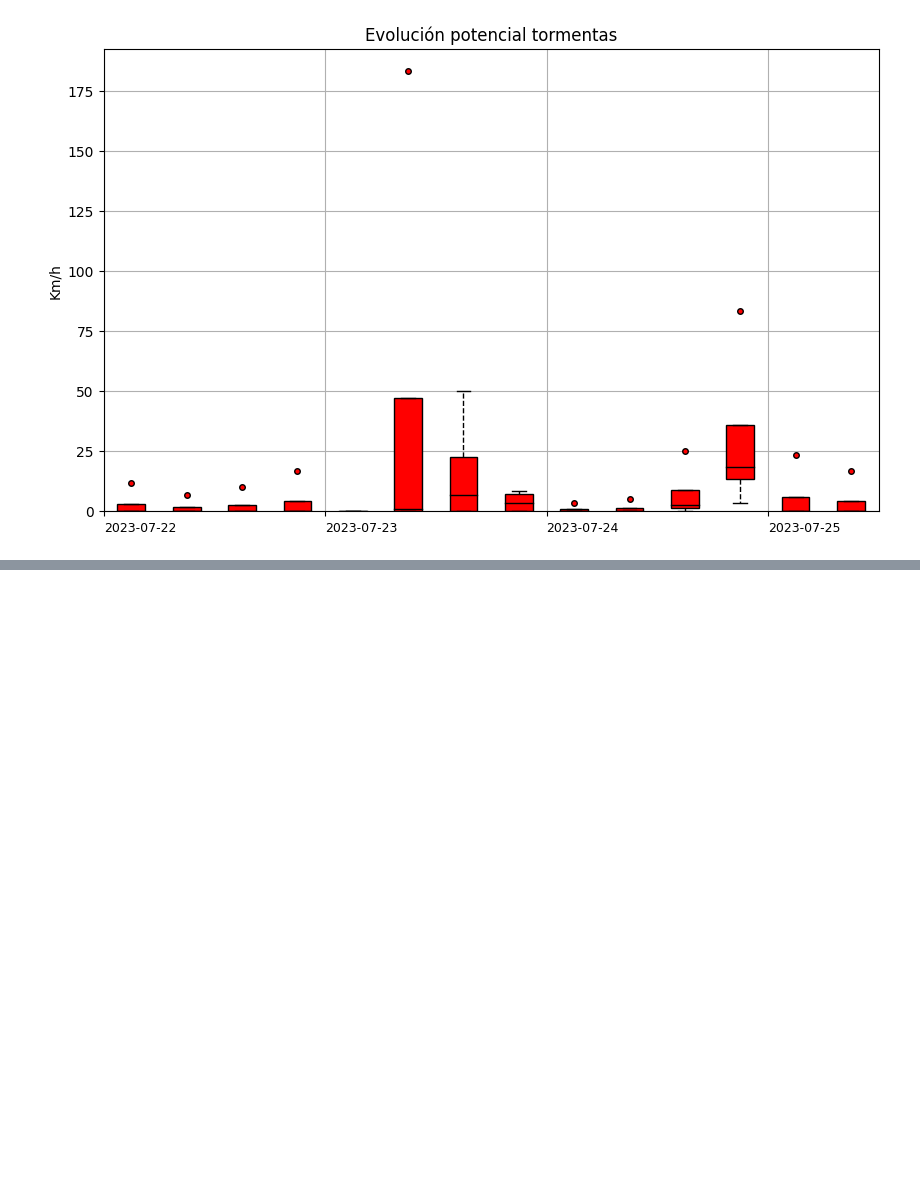
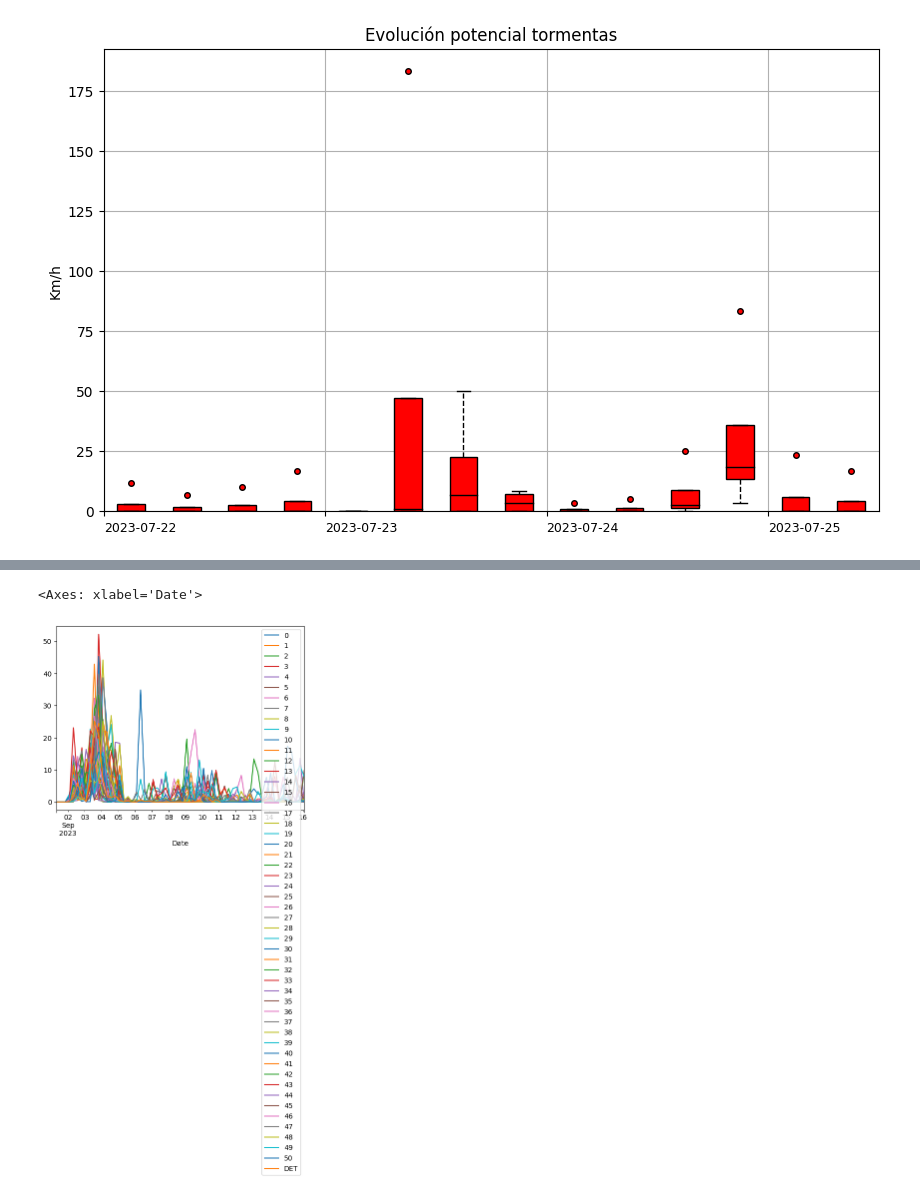
Before and after one commit to ivan5cg/Meteo, a Jupyter notebook: meteo dash.ipynb, the cells around one changed output, grey strips where cells are left out. Cells and saved outputs as stored; diff of their text form; code cells hidden in the pictures; blank space fills up the shorter version.

```diff
--- a/meteo dash.ipynb
+++ b/meteo dash.ipynb
@@ -673,0 +884,5 @@ data_cape_df
+# %%
+get_prec_data_ecmwf(valid_run).plot()
+# %% [output]
+<Axes: xlabel='Date'>
+[figure, added]
```
Also changed, not shown: parts of 21 cells of this notebook, 2 other files.
